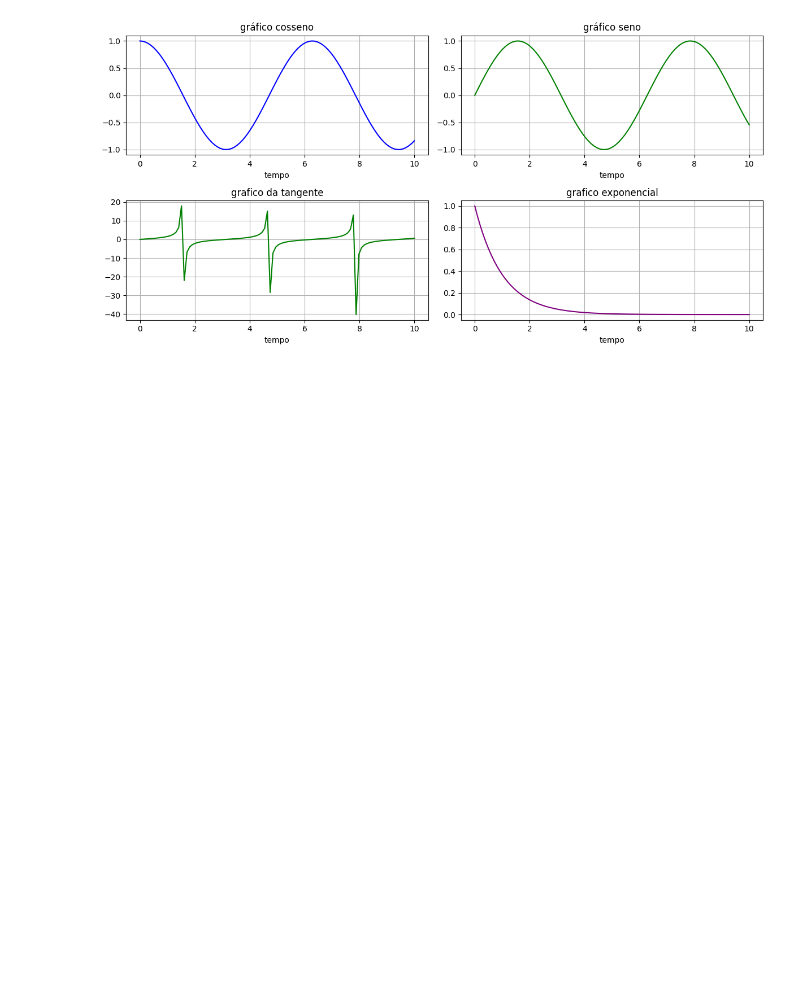
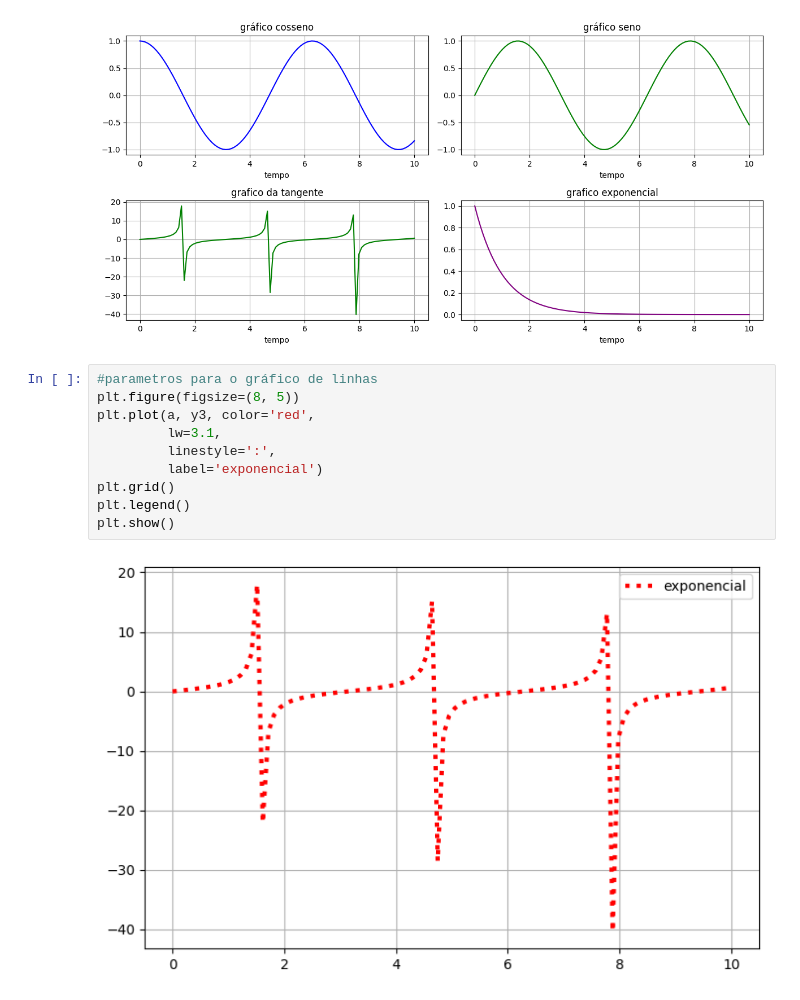
Before and after one commit to adrielnascimento/Flask_sqlalchemy, a Jupyter notebook: matplot.ipynb, the cells around one changed output. Cells and saved outputs as stored; diff of their text form; blank space fills up the shorter version.

```diff
--- a/matplot.ipynb
+++ b/matplot.ipynb
@@ -181,3 +181,15 @@ plt.tight_layout()
 plt.show()
 # %% [output]
 [figure]
+# %%
+#parametros para o gráfico de linhas
+plt.figure(figsize=(8, 5))
+plt.plot(a, y3, color='red',
+         lw=3.1,
+         linestyle=':',
+         label='exponencial')
+plt.grid()
+plt.legend()
+plt.show()
+# %% [output]
+[figure, added]
```
Also changed, not shown: parts of 4 cells of this notebook.
